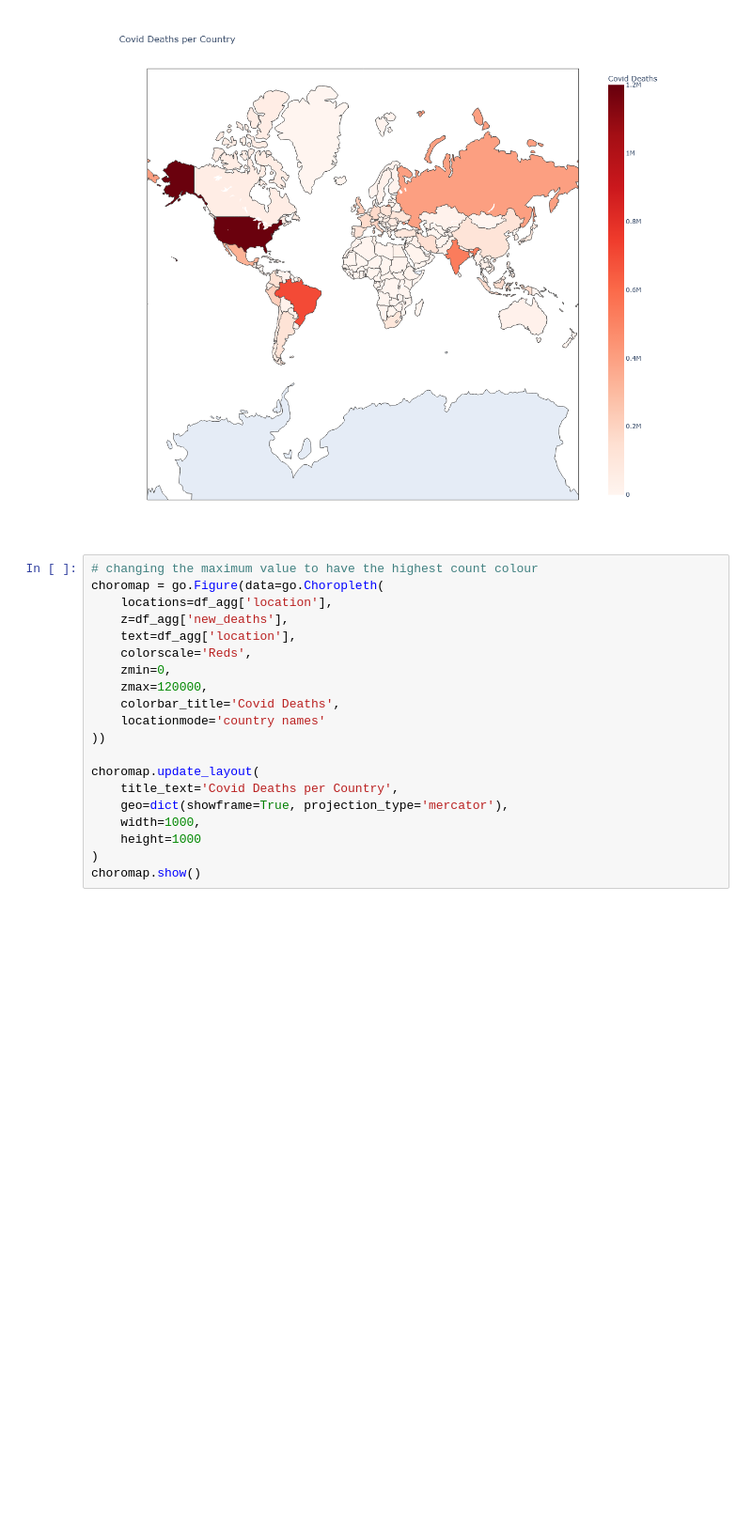
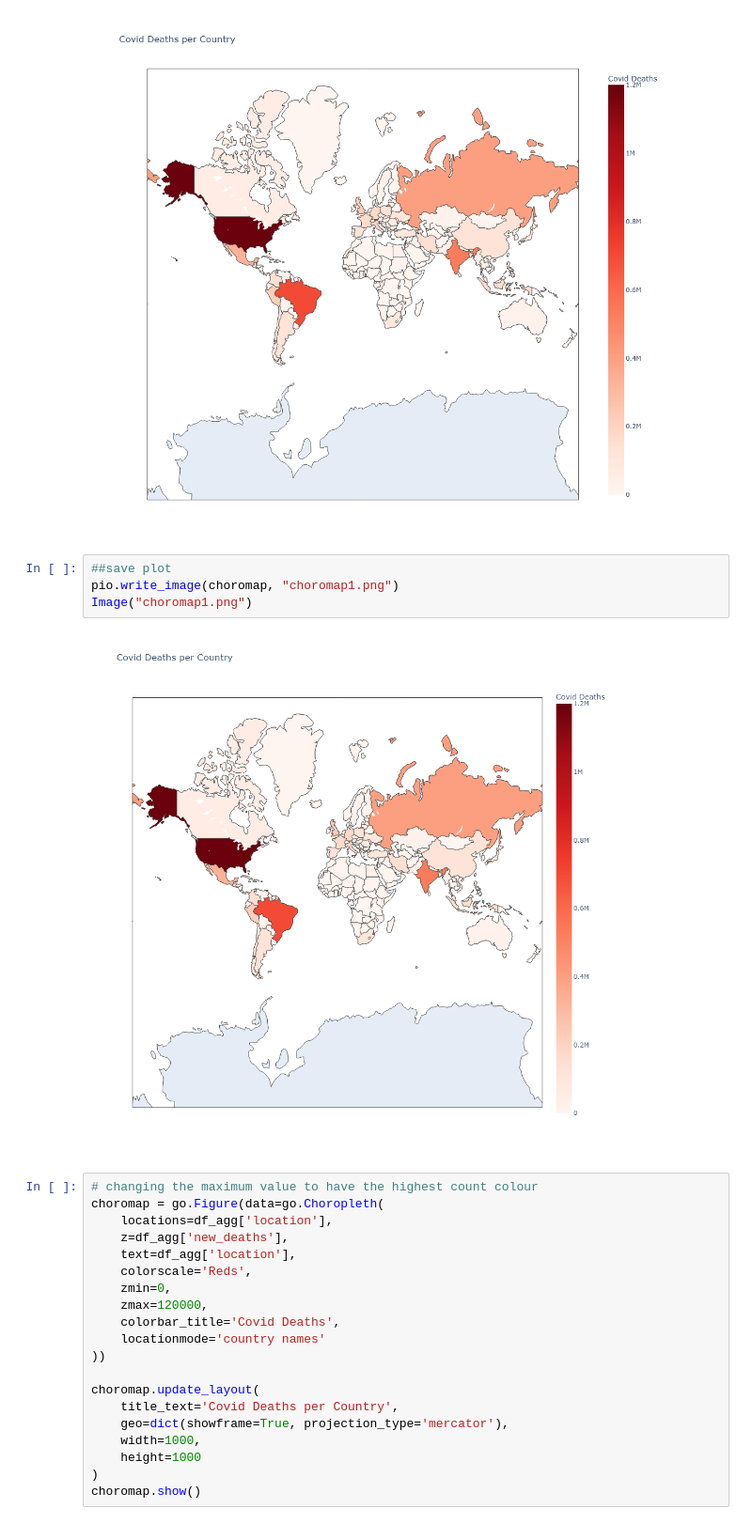
Before and after one commit to ReubenKumar/Covid_Project, a Jupyter notebook: Scripts/Covid_Data_Visualisation.ipynb, the cells around one changed output. Shown at 94% size. Saved outputs shown, nothing was run; the diff lists cells and outputs as text; blank space fills up the shorter version.

```diff
--- a/Scripts/Covid_Data_Visualisation.ipynb
+++ b/Scripts/Covid_Data_Visualisation.ipynb
@@ -129,6 +146,12 @@ choromap.show()
 # To prevent this i will replot but change the maximum value for the highest count colour - alternatively i could do a plot without the us.
 # %% [output]
 [figure]
+# %%
+##save plot
+pio.write_image(choromap, "choromap1.png")
+Image("choromap1.png")
+# %% [output]
+[figure, added]
 # %%
 # changing the maximum value to have the highest count colour
 choromap = go.Figure(data=go.Choropleth(
```
Also changed, not shown: parts of 6 cells of this notebook.
